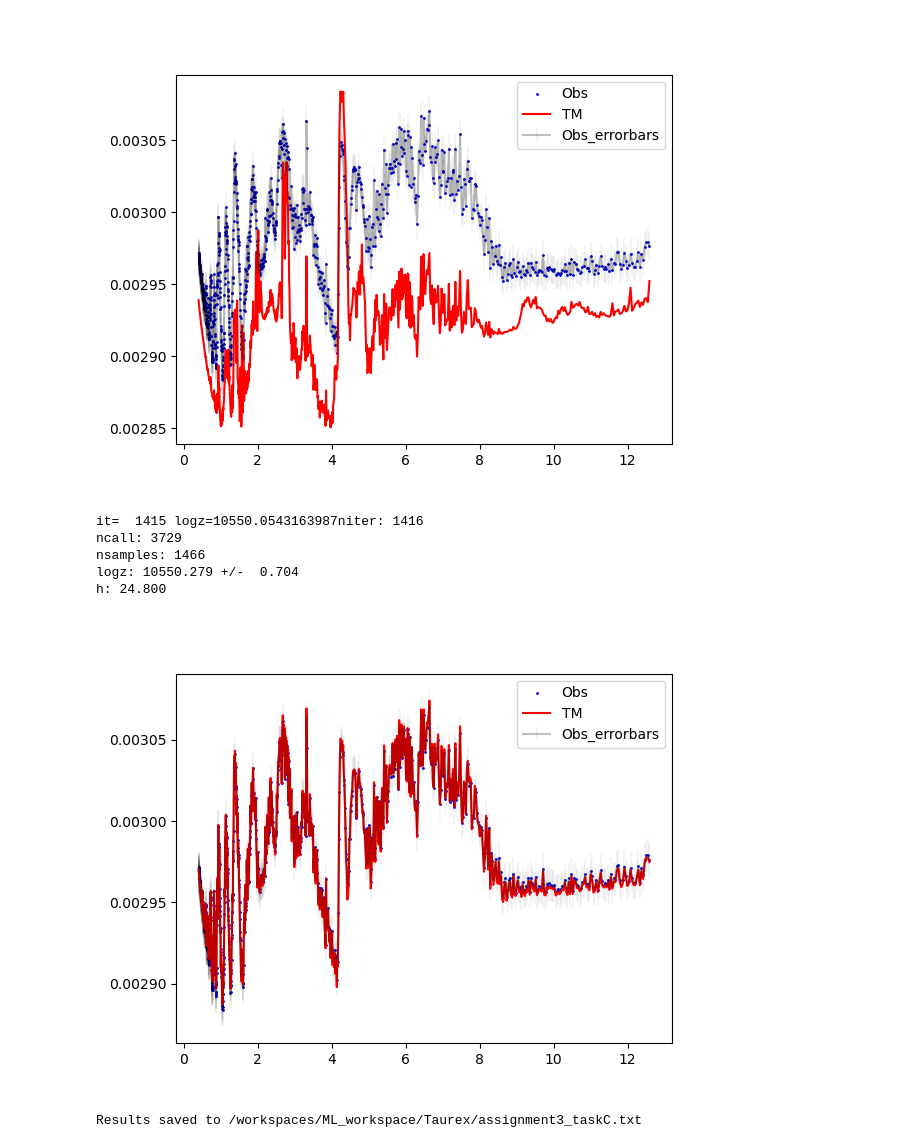
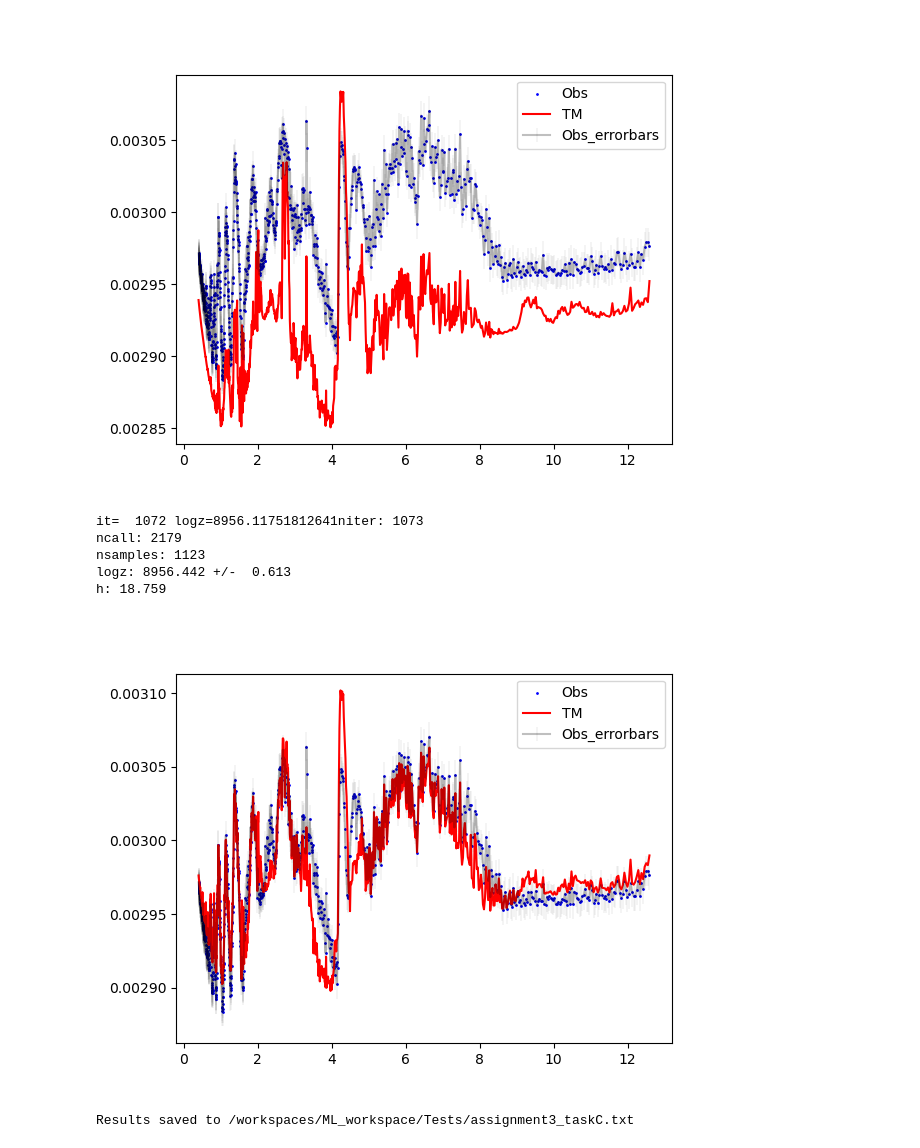
Before and after one commit to CapHarlock27/PACMAN, a Jupyter notebook: file_dump/Assignment3notebooks/TaskC.ipynb, the cells around one changed output. Cells and saved outputs as stored; diff of their text form; code cells hidden in the pictures.

```diff
--- a/file_dump/Assignment3notebooks/TaskC.ipynb
+++ b/file_dump/Assignment3notebooks/TaskC.ipynb
@@ -137,28 +137,28 @@ opt.set_observed(obs)
 opt.enable_fit('planet_radius')
 opt.enable_fit('T')
 opt.enable_fit('H2O')
-opt.enable_fit('CH4')
-opt.enable_fit('CO2')
-opt.enable_fit('CO')
+# opt.enable_fit('CH4')
+# opt.enable_fit('CO2')
+# opt.enable_fit('CO')
 opt.set_boundary('T',[200,400])
 opt.set_boundary('planet_radius',[0.1,0.3])
 opt.set_boundary('H2O',[1e-8,1e-2])
-opt.set_boundary('CH4',[1e-8,1e-2])
-opt.set_boundary('CO2',[1e-8,1e-2])
-opt.set_boundary('CO',[1e-8,1e-2])
+# opt.set_boundary('CH4',[1e-8,1e-2])
+# opt.set_boundary('CO2',[1e-8,1e-2])
+# opt.set_boundary('CO',[1e-8,1e-2])
 # %%
 #Fit the model to the observed spectrum (quello che devi runnare Nicholas)
 fit_output = opt.fit()
 taurex.log.disableLogging()
 # %% [output]
-it=  1415 logz=10550.0543163987niter: 1416
-ncall: 3729
-nsamples: 1466
-logz: 10550.279 +/-  0.704
-h: 24.800
+it=  1072 logz=8956.11751812641niter: 1073
+ncall: 2179
+nsamples: 1123
+logz: 8956.442 +/-  0.613
+h: 18.759
 # %%
 # Define output filename
-output_file = '/workspaces/ML_workspace/Taurex/assignment3_taskC.txt'
+output_file = '/workspaces/ML_workspace/Tests/assignment3_taskC.txt'
 
 # Open file to write results
 with open(output_file, 'w') as f:
@@ -189,34 +189,34 @@ with open(output_file, 'w') as f:
         for i, name in enumerate(param_names):
             s = samples[:, i]
 
             # Calculate 16th, 50th (Median), and 84th percentiles
             q16, q50, q84 = np.percentile(s, [16, 50, 84])
 
             sigma_plus = q84 - q50
             sigma_minus = q50 - q16
             best_fit_val = median[i]
 
             # Write formatted line to file
             f.write(f"{name:<20} {q50:<15.5e} {sigma_plus:<15.5e} {sigma_minus:<15.5e} {best_fit_val:<15.5e}\n")
 
         # # Save Statistics (Evidence)
         # f.write("\n================ STATISTICS ================\n")
         # logz = fit_output.get('logz', 10550.279)
         # logzerr = fit_output.get('logzerr', 0.704)
         # f.write(f"Log Evidence (ln Z): {logz:.5f} +/- {logzerr:.5f}\n")
 
         # Plotting
         png_plot = plt.figure()
         plt.scatter(obs.wavelengthGrid, obs.spectrum, label='Obs', c='b', s=1)
         plt.errorbar(obs.wavelengthGrid, obs.spectrum, obs.errorBar, label='Obs_errorbars', c='k', markersize=2, alpha=0.25, elinewidth=0.25)
         plt.plot(obs.wavelengthGrid, obin.bin_model(tm.model(obs.wavenumberGrid))[1], label='TM', c='r')
         plt.legend()
         plt.show()
 
 # Saving the plot of the fitted transmission spectrum
-png_plot.savefig('/workspaces/ML_workspace/Taurex/assignment3_taskC.png')
+png_plot.savefig('/workspaces/ML_workspace/Tests/assignment3_taskC.png')
 print(f"Results saved to {output_file}")
 # %% [output]
-[figure, old version]
+[figure, new version]
-Results saved to /workspaces/ML_workspace/Taurex/assignment3_taskC.txt
+Results saved to /workspaces/ML_workspace/Tests/assignment3_taskC.txt
 # %%
```
Also changed, not shown: parts of 1 cell of this notebook, 7 other files.
